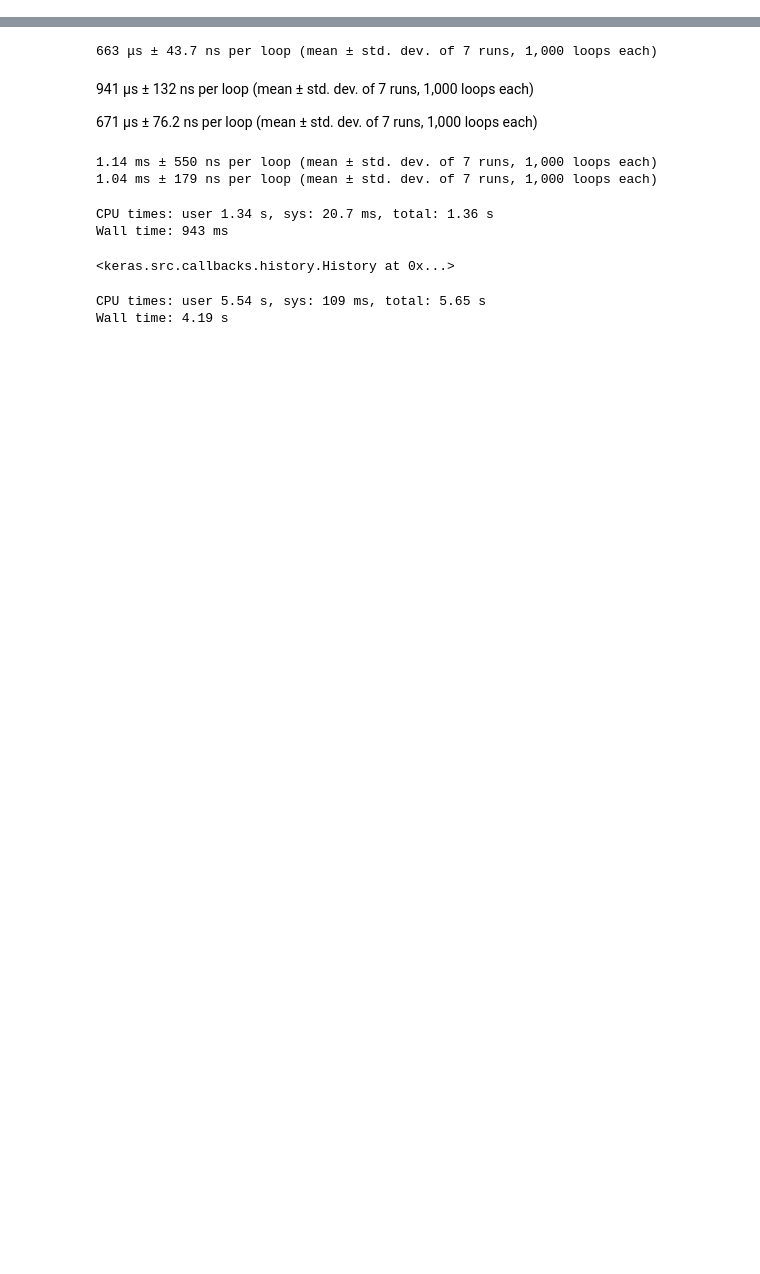
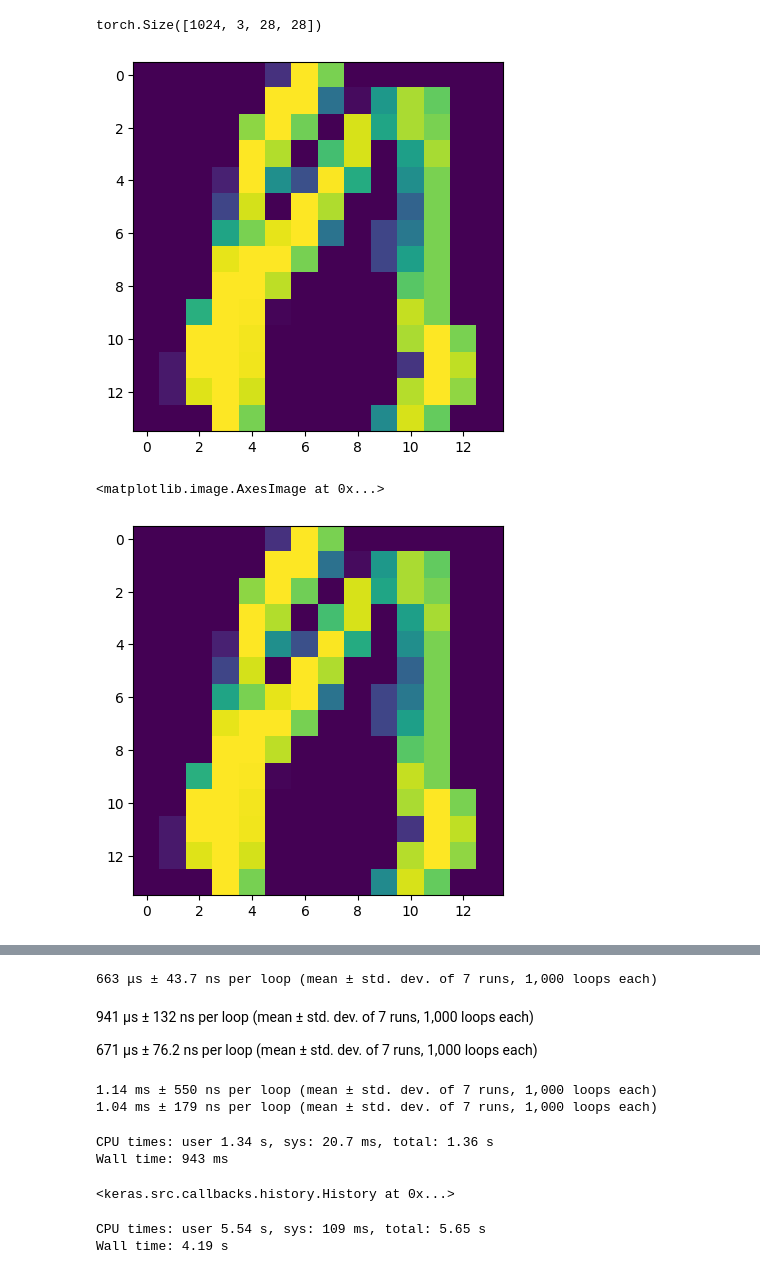
Before and after one commit to p-adema/quadratic-conv, a Jupyter notebook: scratch/model_check.ipynb, the cells around one changed output, grey strips where cells are left out. Cells and saved outputs as stored; diff of their text form; code cells hidden in the pictures; blank space fills up the shorter version.

```diff
--- a/scratch/model_check.ipynb
+++ b/scratch/model_check.ipynb
@@ -114,0 +140,13 @@ test_run_cuda = torch.as_tensor(k_mnist.x_train[:256]).cuda()
+# %%
+d_comp = torch.compile(d, mode="default")
+print(ex_img.shape)
+res = d_comp(ex_img, ex_k)[0].numpy(force=True)
+plt.imshow(res[0, 0])
+plt.show()
+res = d_comp(ex_img, ex_k)[0].numpy(force=True)
+plt.imshow(res[0, 0])
+# %% [output]
+torch.Size([1024, 3, 28, 28])
+[figure, added]
+<matplotlib.image.AxesImage at 0x...>
+[figure, added]
```
Also changed, not shown: parts of 23 cells of this notebook, 21 other files.
